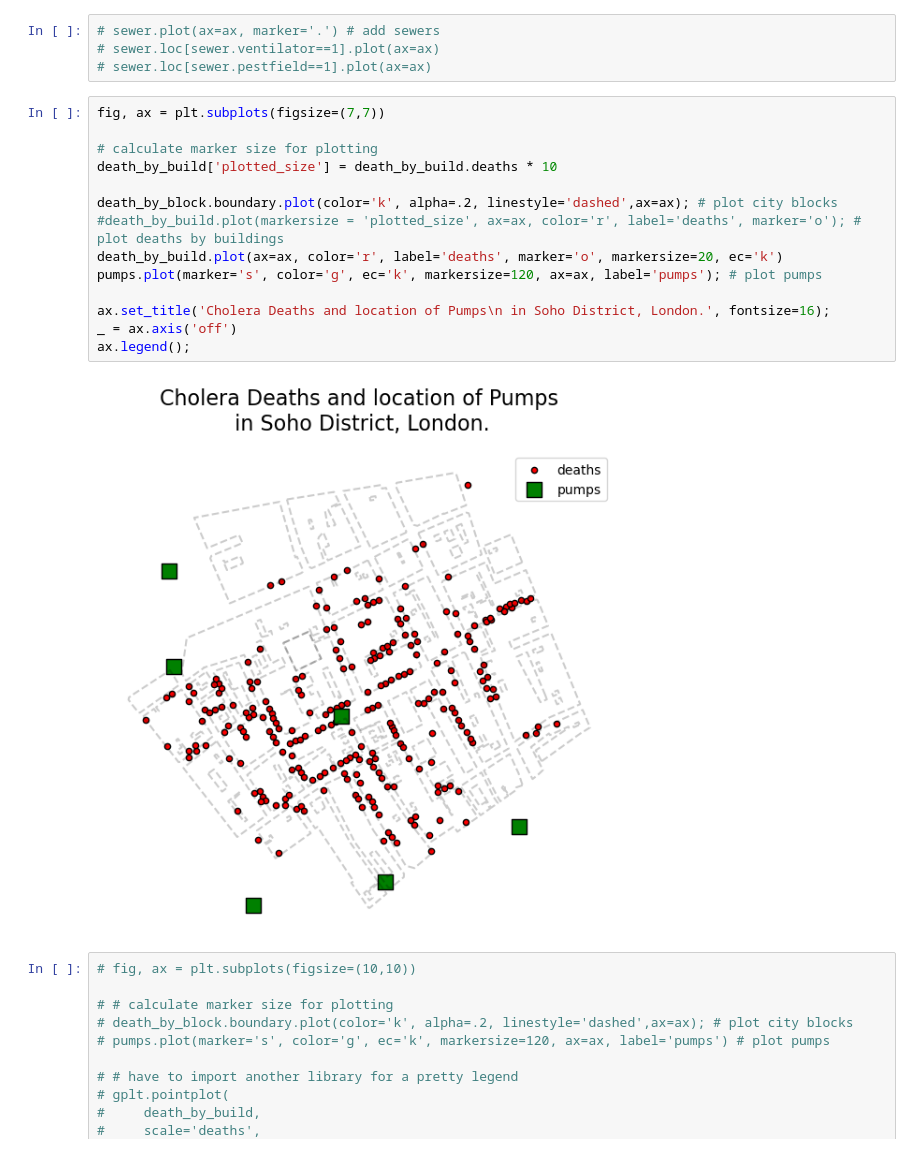
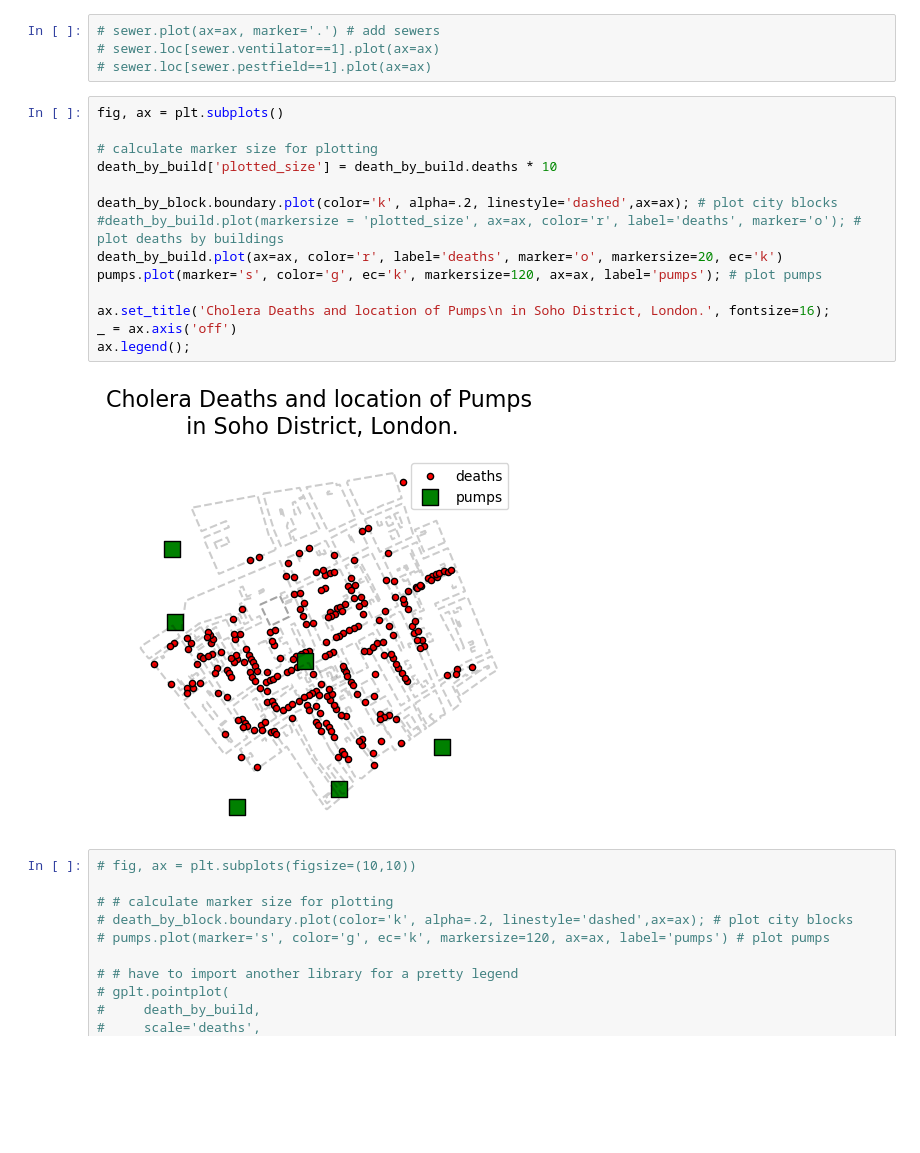
Before and after one commit to barguzin/ucsb_geog172, a Jupyter notebook: _build/jupyter_execute/lectures/lecture06.ipynb, the cells around one changed output. Cells and saved outputs as stored; diff of their text form; blank space fills up the shorter version.

```diff
--- a/_build/jupyter_execute/lectures/lecture06.ipynb
+++ b/_build/jupyter_execute/lectures/lecture06.ipynb
@@ -113,21 +113,21 @@ sewer = gpd.read_file('snow_data/sewergrates_ventilators.geojson')
 # sewer.loc[sewer.ventilator==1].plot(ax=ax)
 # sewer.loc[sewer.pestfield==1].plot(ax=ax)
 # %%
-fig, ax = plt.subplots(figsize=(7,7))
+fig, ax = plt.subplots()
 
 # calculate marker size for plotting
 death_by_build['plotted_size'] = death_by_build.deaths * 10
 
 death_by_block.boundary.plot(color='k', alpha=.2, linestyle='dashed',ax=ax); # plot city blocks
 #death_by_build.plot(markersize = 'plotted_size', ax=ax, color='r', label='deaths', marker='o'); # plot deaths by buildings
 death_by_build.plot(ax=ax, color='r', label='deaths', marker='o', markersize=20, ec='k')
 pumps.plot(marker='s', color='g', ec='k', markersize=120, ax=ax, label='pumps'); # plot pumps
 
 ax.set_title('Cholera Deaths and location of Pumps\n in Soho District, London.', fontsize=16);
 _ = ax.axis('off')
 ax.legend();
 # %% [output]
-[figure, old version]
+[figure, new version]
 # %%
 # fig, ax = plt.subplots(figsize=(10,10))
 
```
Also changed, not shown: parts of 8 cells of this notebook, 20 other files.
